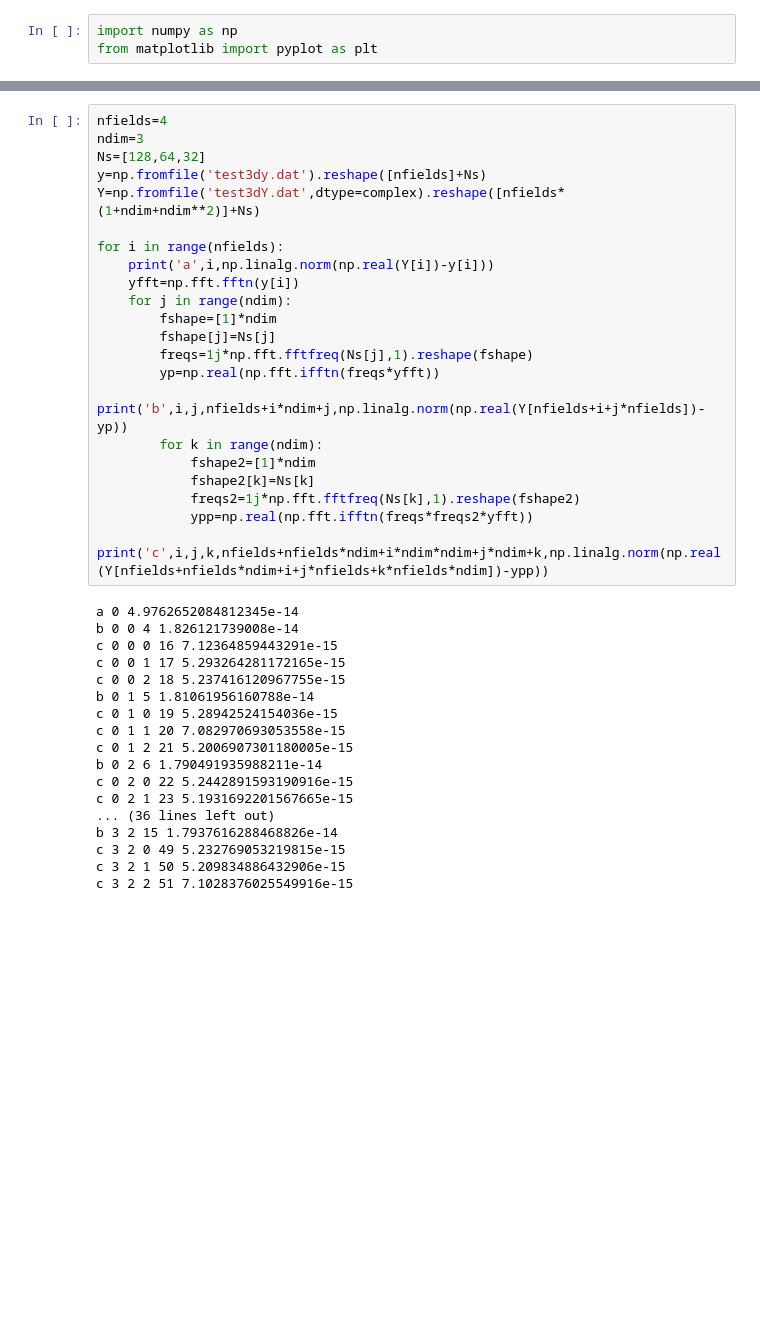
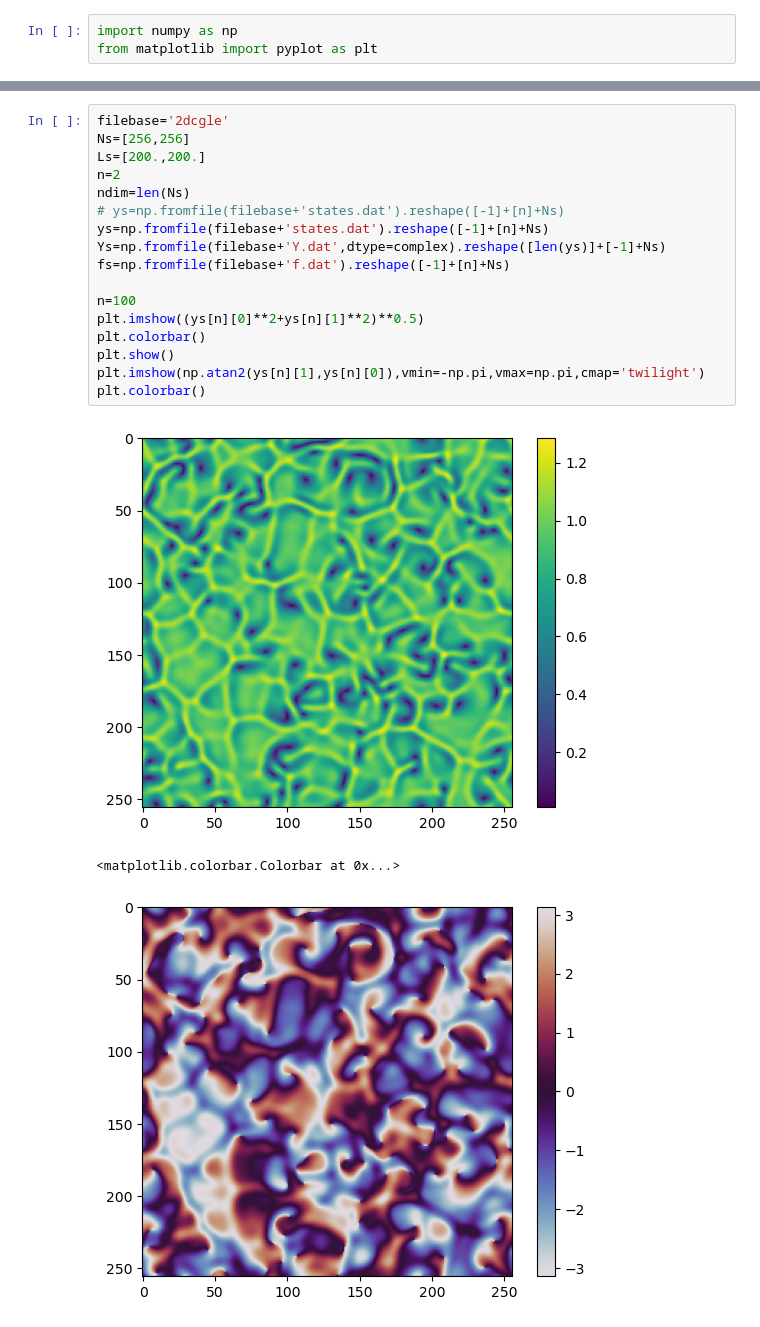
Before and after one commit to znicolaou/rdcu, a Jupyter notebook: test.ipynb, the cells around one changed output, grey strips where cells are left out. Cells and saved outputs as stored; diff of their text form; blank space fills up the shorter version.

Commit message:
validated 2dcgle

```diff
--- a/test.ipynb
+++ b/test.ipynb
@@ -126,40 +4,21 @@ c 3 1 1 27 1.1235140379916472e-15
-# %%
-nfields=4
-ndim=3
-Ns=[128,64,32]
-y=np.fromfile('test3dy.dat').reshape([nfields]+Ns)
-Y=np.fromfile('test3dY.dat',dtype=complex).reshape([nfields*(1+ndim+ndim**2)]+Ns)
-
-for i in range(nfields):
-    print('a',i,np.linalg.norm(np.real(Y[i])-y[i]))
-    yfft=np.fft.fftn(y[i])
-    for j in range(ndim):
-        fshape=[1]*ndim
-        fshape[j]=Ns[j]
-        freqs=1j*np.fft.fftfreq(Ns[j],1).reshape(fshape)
-        yp=np.real(np.fft.ifftn(freqs*yfft))
-        print('b',i,j,nfields+i*ndim+j,np.linalg.norm(np.real(Y[nfields+i+j*nfields])-yp))
-        for k in range(ndim):
-            fshape2=[1]*ndim
-            fshape2[k]=Ns[k]
-            freqs2=1j*np.fft.fftfreq(Ns[k],1).reshape(fshape2)
-            ypp=np.real(np.fft.ifftn(freqs*freqs2*yfft))
-            print('c',i,j,k,nfields+nfields*ndim+i*ndim*ndim+j*ndim+k,np.linalg.norm(np.real(Y[nfields+nfields*ndim+i+j*nfields+k*nfields*ndim])-ypp))
-# %% [output]
-a 0 4.9762652084812345e-14
-b 0 0 4 1.826121739008e-14
-c 0 0 0 16 7.12364859443291e-15
-c 0 0 1 17 5.293264281172165e-15
-c 0 0 2 18 5.237416120967755e-15
-b 0 1 5 1.81061956160788e-14
-c 0 1 0 19 5.28942524154036e-15
-c 0 1 1 20 7.082970693053558e-15
-c 0 1 2 21 5.2006907301180005e-15
-b 0 2 6 1.790491935988211e-14
-c 0 2 0 22 5.2442891593190916e-15
-c 0 2 1 23 5.1931692201567665e-15
-... (36 lines left out)
-b 3 2 15 1.7937616288468826e-14
-c 3 2 0 49 5.232769053219815e-15
-c 3 2 1 50 5.209834886432906e-15
-c 3 2 2 51 7.1028376025549916e-15
+# %%
+filebase='2dcgle'
+Ns=[256,256]
+Ls=[200.,200.]
+n=2
+ndim=len(Ns)
+# ys=np.fromfile(filebase+'states.dat').reshape([-1]+[n]+Ns)
+ys=np.fromfile(filebase+'states.dat').reshape([-1]+[n]+Ns)
+Ys=np.fromfile(filebase+'Y.dat',dtype=complex).reshape([len(ys)]+[-1]+Ns)
+fs=np.fromfile(filebase+'f.dat').reshape([-1]+[n]+Ns)
+
+n=100
+plt.imshow((ys[n][0]**2+ys[n][1]**2)**0.5)
+plt.colorbar()
+plt.show()
+plt.imshow(np.atan2(ys[n][1],ys[n][0]),vmin=-np.pi,vmax=np.pi,cmap='twilight')
+plt.colorbar()
+# %% [output]
+[figure, added]
+<matplotlib.colorbar.Colorbar at 0x...>
+[figure, added]
```
Also changed, not shown: parts of 6 cells of this notebook, 1 other file.
